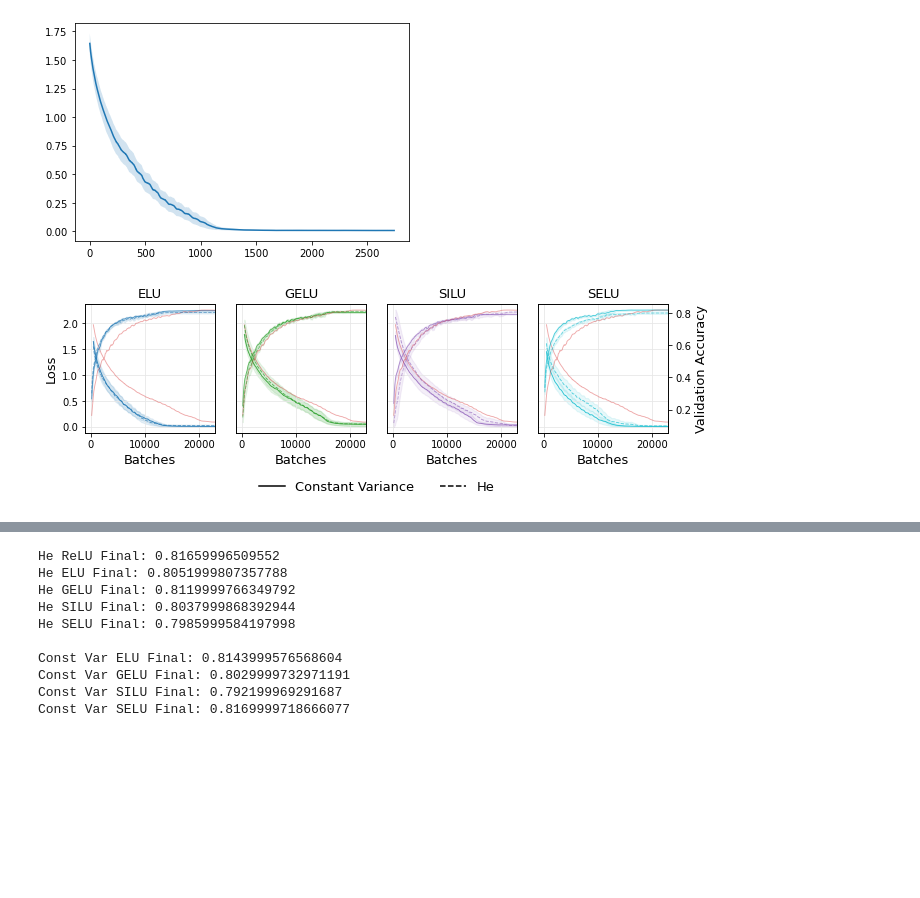
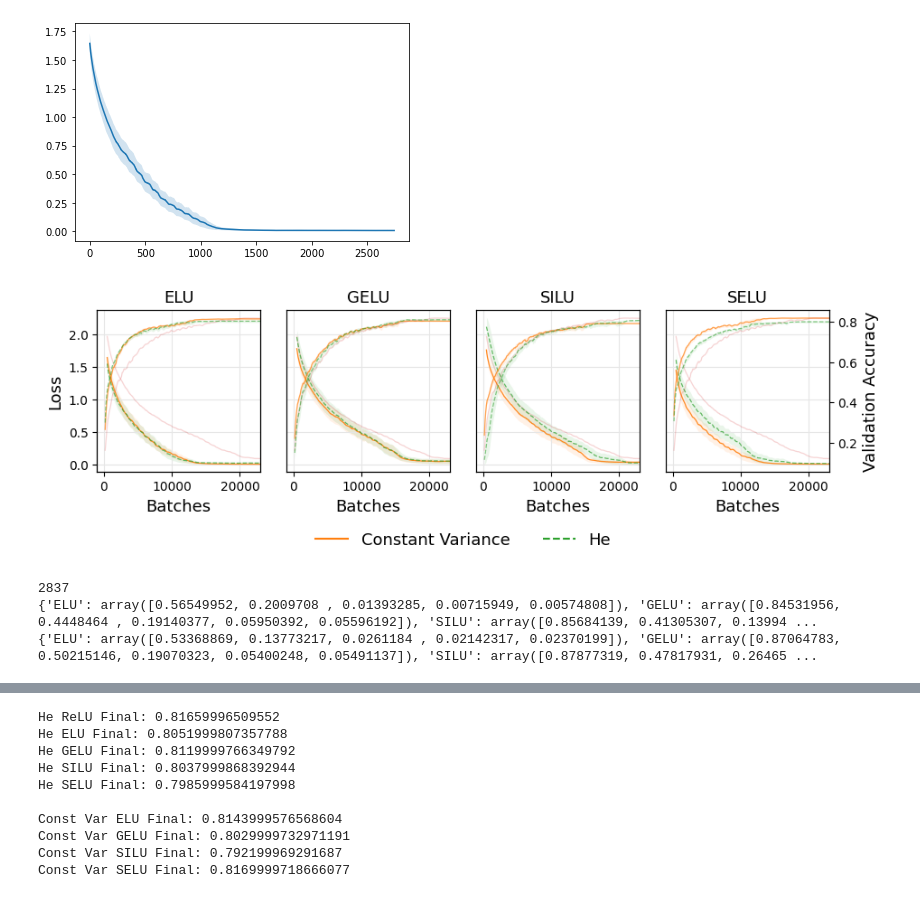
Before and after one commit to WizardOhio24/ConstantVarianceWeightInitialisation, a Jupyter notebook: ReLUCIFARPlotter2.ipynb, the cells around one changed output, grey strips where cells are left out. Drawn from its saved outputs; the diff is of its cells as text; code cells hidden in the pictures; blank space fills up the shorter version.

```diff
--- a/ReLUCIFARPlotter2.ipynb
+++ b/ReLUCIFARPlotter2.ipynb
@@ -263,6 +263,26 @@ activation_color_dict = {
     "SELU": "tab:cyan",
     "RELU": "tab:red"
 }
+
+
+other_color = "tab:green"
+const_var_color = "tab:orange"
+
+activation_color_dict_const_var = {
+    "ELU": const_var_color,
+    "GELU": const_var_color,
+    "SILU": const_var_color,
+    "SELU": const_var_color,
+    "RELU": const_var_color
+}
+
+activation_color_dict_he = {
+    "ELU": other_color,
+    "GELU": other_color,
+    "SILU": other_color,
+    "SELU": other_color,
+    "RELU": other_color
+}
 # %%
 start = 1
 stop = 5
@@ -321,10 +341,10 @@ for i, (activation_function, loss) in enumerate(const_var_losses.items()):
     means = window_data(loss, window_size)
     stds = window_data(const_var_losses_stds[activation_function], window_size)
 
-    ax[i].fill_between(x_axis , means-stds, means+stds, color=activation_color_dict[activation_function], alpha=std_alpha)
-    ax[i].plot(x_axis, means, label="Const Var: " + str(activation_function), color=activation_color_dict[activation_function], linestyle='-', alpha=0.9, lw=lw)
+    ax[i].fill_between(x_axis , means-stds, means+stds, color=activation_color_dict_const_var[activation_function], alpha=std_alpha, lw=0)
+    ax[i].plot(x_axis, means, label="Const Var: " + str(activation_function), color=activation_color_dict_const_var[activation_function], linestyle='-', alpha=0.9, lw=lw)
 
-    ax[i].plot([(window_size/2)*10 + i*100*len(relu_he_validation_loaded[0])/len(relu_he_loss_loaded[0]) for i in range(len(window_data(he_losses["RELU"], window_size)))], window_data(he_losses["RELU"], window_size), color=activation_color_dict["RELU"], linestyle='-', alpha=0.4, lw=lw)
+    ax[i].plot([(window_size/2)*10 + i*100*len(relu_he_validation_loaded[0])/len(relu_he_loss_loaded[0]) for i in range(len(window_data(he_losses["RELU"], window_size)))], window_data(he_losses["RELU"], window_size), color=activation_color_dict["RELU"], linestyle='-', alpha=0.2, lw=lw)
 
     cur_i += 1
 
@@ -339,8 +359,8 @@ for i, (activation_function, loss) in enumerate(he_losses.items()):
     means = window_data(loss, window_size)
     stds = window_data(he_losses_stds[activation_function], window_size)
 
-    ax[i].fill_between(x_axis , means-stds, means+stds, color=activation_color_dict[activation_function], alpha=std_alpha)
-    ax[i].plot(x_axis, means, label="Xavier: " +str(activation_function), color=activation_color_dict[activation_function], linestyle='--', alpha=0.7, lw=lw)
+    ax[i].fill_between(x_axis , means-stds, means+stds, color=activation_color_dict_he[activation_function], alpha=std_alpha, lw=0)
+    ax[i].plot(x_axis, means, label="Xavier: " +str(activation_function), color=activation_color_dict_he[activation_function], linestyle='--', alpha=0.7, lw=lw)
 
     cur_i += 1
 
@@ -363,38 +383,66 @@ for i, (activation_function, loss) in enumerate(const_var_accs.items()): #[start
         ax_valid[i].label_outer()
         ax_valid[i].tick_params('y', width=0)
 
     x_axis = [((window_size/2)*100+i*100) for i in range(len(window_data(loss, window_size)))]
     means = window_data(loss, window_size)
     stds = window_data(const_var_accs_stds[activation_function], window_size)
 
-    ax_valid[i].fill_between(x_axis , means-stds, means+stds, color=activation_color_dict[activation_function], alpha=std_alpha)
-    ax_valid[i].plot(x_axis, means, label="Const Var: " + str(activation_function), color=activation_color_dict[activation_function], linestyle='-', alpha=0.9*valid_alpha, lw=lw)
-    ax_valid[i].plot([((window_size/2)*100+i*100) for i in range(len(window_data(he_accs["RELU"], window_size)))], window_data(he_accs["RELU"], window_size), color=activation_color_dict["RELU"], linestyle='-', alpha=0.4, lw=lw)
+    ax_valid[i].fill_between(x_axis , means-stds, means+stds, color=activation_color_dict_const_var[activation_function], alpha=std_alpha, lw=0)
+    ax_valid[i].plot(x_axis, means, label="Const Var: " + str(activation_function), color=activation_color_dict_const_var[activation_function], linestyle='-', alpha=0.9*valid_alpha, lw=lw)
+    ax_valid[i].plot([((window_size/2)*100+i*100) for i in range(len(window_data(he_accs["RELU"], window_size)))], window_data(he_accs["RELU"], window_size), color=activation_color_dict["RELU"], linestyle='-', alpha=0.2, lw=lw)
     cur_i += 1
 
 ############################ HE ##########################
 cur_i = 0
 for i, (activation_function, loss) in enumerate(he_accs.items()):
     if activation_function not in include:
         continue
     i = cur_i
     x_axis = [((window_size/2)*100+i*100) for i in range(len(window_data(loss, window_size)))]
     means = window_data(loss, window_size)
     stds = window_data(he_accs_stds[activation_function], window_size)
 
-    ax_valid[i].fill_between(x_axis , means-stds, means+stds, color=activation_color_dict[activation_function], alpha=std_alpha)
-    ax_valid[i].plot(x_axis, window_data(loss, window_size), label="Xavier: " +str(activation_function), color=activation_color_dict[activation_function], linestyle='--', alpha=0.7*valid_alpha, lw=lw)
+    ax_valid[i].fill_between(x_axis , means-stds, means+stds, color=activation_color_dict_he[activation_function], alpha=std_alpha, lw=0)
+    ax_valid[i].plot(x_axis, window_data(loss, window_size), label="Xavier: " +str(activation_function), color=activation_color_dict_he[activation_function], linestyle='--', alpha=0.7*valid_alpha, lw=lw)
     cur_i += 1
 
 labels = ["Constant Variance", "He"]
 
 red_patch = mpatches.Patch(color='red', label='The red data')
-line1 = mlines.Line2D([], [], color='black', label='Constant Variance')
-line2 = mlines.Line2D([], [], color='black', label='He', linestyle="--")
+line1 = mlines.Line2D([], [], color='tab:orange', label='Constant Variance')
+line2 = mlines.Line2D([], [], color='tab:green', label='He', linestyle="--")
 
 #left, bottom, width, height
 fig.legend(handles=[line1, line2], loc="center",  bbox_to_anchor=(0.5, -0.03, 0, 0),  ncol=2, frameon=False)
 fig.tight_layout()
 fig.savefig("./CIFAR10_VGG19_loss_valid_after10.png", bbox_inches='tight', dpi=800)
 # %% [output]
-[figure, old version]
+[figure, new version]
+# %%
+# Generate the table for the paper
+
+batch_numbers = [5_000, 10_000, 15_000, 20_000, 100_000]
+def get_results_for(loss, batch_numbers):
+    x_axis = [(window_size/2)*10 + i*100*len(relu_he_validation_loaded[0])/len(relu_he_loss_loaded[0]) for i in range(len(window_data(loss, window_size)))]
+    means = window_data(loss, window_size)
+    indices = [np.argmin(np.abs(np.array(x_axis)-b)) for b in batch_numbers]
+    return means[indices]
+
+def get_result(x, valid=False):
+    if valid:
+        return np.median(x, axis=0)[0:213]
+    else:
+        return np.median(x, axis=0)[0:2000]
+
+loss_values_const_var = {}
+loss_values_he = {}
+
+for i, (activation_function, loss) in enumerate(const_var_losses.items()):
+    loss_values_const_var[activation_function] = get_results_for(loss, batch_numbers)
+
+for i, (activation_function, loss) in enumerate(he_losses.items()):
+    loss_values_he[activation_function] = get_results_for(loss, batch_numbers)
+# %% [output]
+2837
+{'ELU': array([0.56549952, 0.2009708 , 0.01393285, 0.00715949, 0.00574808]), 'GELU': array([0.84531956, 0.4448464 , 0.19140377, 0.05950392, 0.05596192]), 'SILU': array([0.85684139, 0.41305307, 0.13994 ...
+{'ELU': array([0.53368869, 0.13773217, 0.0261184 , 0.02142317, 0.02370199]), 'GELU': array([0.87064783, 0.50215146, 0.19070323, 0.05400248, 0.05491137]), 'SILU': array([0.87877319, 0.47817931, 0.26465 ...
```
Also changed, not shown: parts of 3 cells of this notebook, 5 other files.
